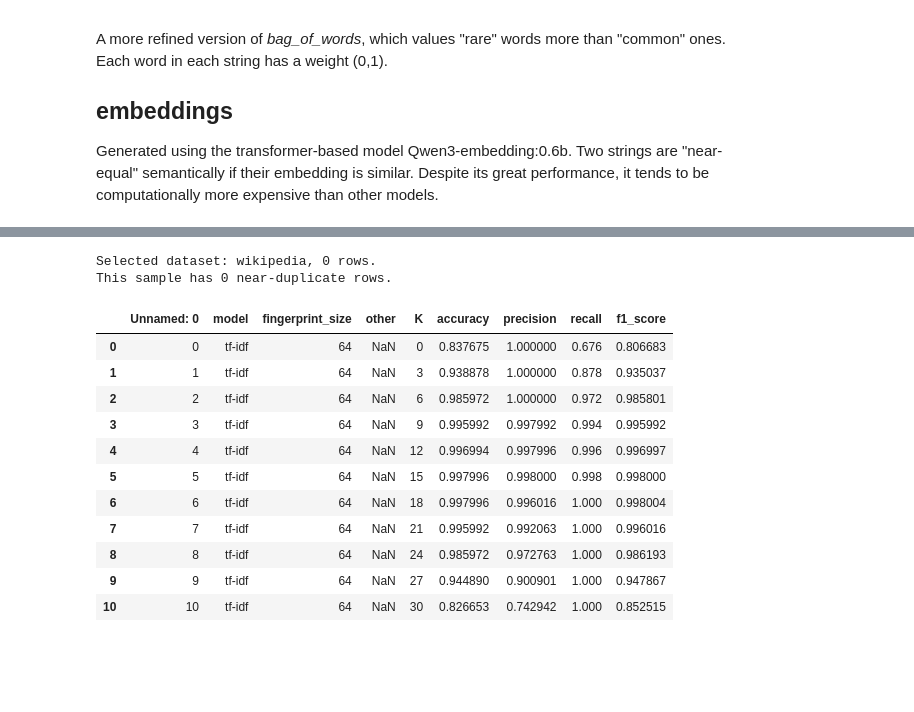
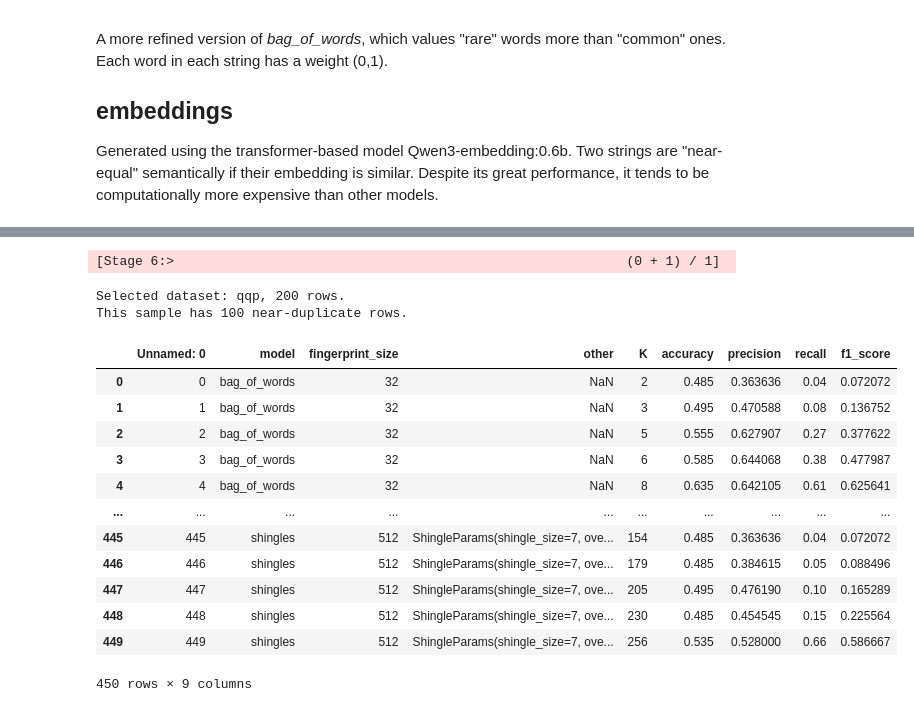
Before and after one commit to Dapizz01/Detecting-Near-Duplicates-with-PySpark, a Jupyter notebook: notebooks/feature_benchmark.ipynb, the cells around one changed output, grey strips where cells are left out. Cells and saved outputs as stored; diff of their text form; code cells hidden in the pictures; blank space fills up the shorter version.

```diff
--- a/notebooks/feature_benchmark.ipynb
+++ b/notebooks/feature_benchmark.ipynb
@@ -84,12 +84,12 @@ SHINGLE_CONFIGS = [
 ]
 
 ### CONFIGURABLE PARAMS ###
-DATASET_NAME = "wikipedia"
+DATASET_NAME = "qqp"
 COMPUTE = False
 SAMPLE = True
 K_SAMPLES = 10
 K_CHOSEN = None  # [1, 2, 3]
-SAMPLE_RATIO = 0.0005
+SAMPLE_SIZE = 200
 ### END CONFIGURABLE PARAMS ###
 
 assert [fs in FINGERPRINT_SIZES for fs in F_SIZES]
@@ -114,7 +114,11 @@ match DATASET_NAME:
         dataset = read_qqp()
 
 if SAMPLE:
-    dataset = dataset.sample(SAMPLE_RATIO)
+    dataset = (
+        dataset.filter(F.col(TRUTH_COL) == F.lit(True))
+        .limit(int(SAMPLE_SIZE / 2))
+        .union(dataset.filter(F.col(TRUTH_COL) == F.lit(False)).limit(int(SAMPLE_SIZE / 2)))
+    )
 
 # Data Cleanup
 clean_expr = lambda col_name: F.trim(
@@ -189,31 +193,33 @@ def feature_model_benchmark():
 
     return pd.DataFrame(results)
 # %% [output]
-Selected dataset: wikipedia, 0 rows.
-This sample has 0 near-duplicate rows.
+[Stage 6:>                                                          (0 + 1) / 1]
+Selected dataset: qqp, 200 rows.
+This sample has 100 near-duplicate rows.
 # %%
 benchmark_df = pd.DataFrame()
 filename = f"results/{DATASET_NAME}/feature_benchmark_{DATASET_NAME}.csv"
 csv_file = Path(filename)
 if csv_file.is_file() and not COMPUTE:
     benchmark_df = pd.read_csv(filename)
 else:
     benchmark_df = feature_model_benchmark()
-    # benchmark_df.to_csv(filename)
+    benchmark_df.to_csv(filename)
 benchmark_df
 # %% [output]
 |  | Unnamed: 0 | model | fingerprint_size | other | K | accuracy | precision | recall | f1_score |
-| 0 | 0 | tf-idf | 64 | NaN | 0 | 0.837675 | 1.000000 | 0.676 | 0.806683 |
-| 1 | 1 | tf-idf | 64 | NaN | 3 | 0.938878 | 1.000000 | 0.878 | 0.935037 |
-| 2 | 2 | tf-idf | 64 | NaN | 6 | 0.985972 | 1.000000 | 0.972 | 0.985801 |
-| 3 | 3 | tf-idf | 64 | NaN | 9 | 0.995992 | 0.997992 | 0.994 | 0.995992 |
-| 4 | 4 | tf-idf | 64 | NaN | 12 | 0.996994 | 0.997996 | 0.996 | 0.996997 |
-| 5 | 5 | tf-idf | 64 | NaN | 15 | 0.997996 | 0.998000 | 0.998 | 0.998000 |
-| 6 | 6 | tf-idf | 64 | NaN | 18 | 0.997996 | 0.996016 | 1.000 | 0.998004 |
-| 7 | 7 | tf-idf | 64 | NaN | 21 | 0.995992 | 0.992063 | 1.000 | 0.996016 |
-| 8 | 8 | tf-idf | 64 | NaN | 24 | 0.985972 | 0.972763 | 1.000 | 0.986193 |
-| 9 | 9 | tf-idf | 64 | NaN | 27 | 0.944890 | 0.900901 | 1.000 | 0.947867 |
-| 10 | 10 | tf-idf | 64 | NaN | 30 | 0.826653 | 0.742942 | 1.000 | 0.852515 |
+| 0 | 0 | bag_of_words | 32 | NaN | 2 | 0.485 | 0.363636 | 0.04 | 0.072072 |
+| 1 | 1 | bag_of_words | 32 | NaN | 3 | 0.495 | 0.470588 | 0.08 | 0.136752 |
+| 2 | 2 | bag_of_words | 32 | NaN | 5 | 0.555 | 0.627907 | 0.27 | 0.377622 |
+| 3 | 3 | bag_of_words | 32 | NaN | 6 | 0.585 | 0.644068 | 0.38 | 0.477987 |
+| 4 | 4 | bag_of_words | 32 | NaN | 8 | 0.635 | 0.642105 | 0.61 | 0.625641 |
+| ... | ... | ... | ... | ... | ... | ... | ... | ... | ... |
+| 445 | 445 | shingles | 512 | ShingleParams(shingle_size=7, ove... | 154 | 0.485 | 0.363636 | 0.04 | 0.072072 |
+| 446 | 446 | shingles | 512 | ShingleParams(shingle_size=7, ove... | 179 | 0.485 | 0.384615 | 0.05 | 0.088496 |
+| 447 | 447 | shingles | 512 | ShingleParams(shingle_size=7, ove... | 205 | 0.495 | 0.476190 | 0.10 | 0.165289 |
+| 448 | 448 | shingles | 512 | ShingleParams(shingle_size=7, ove... | 230 | 0.485 | 0.454545 | 0.15 | 0.225564 |
+| 449 | 449 | shingles | 512 | ShingleParams(shingle_size=7, ove... | 256 | 0.535 | 0.528000 | 0.66 | 0.586667 |
+450 rows × 9 columns
 # %%
 # Max f1 score for fingerprint size
 assert benchmark_df is not None
```
Also changed, not shown: parts of 7 cells of this notebook, 13 other files.
